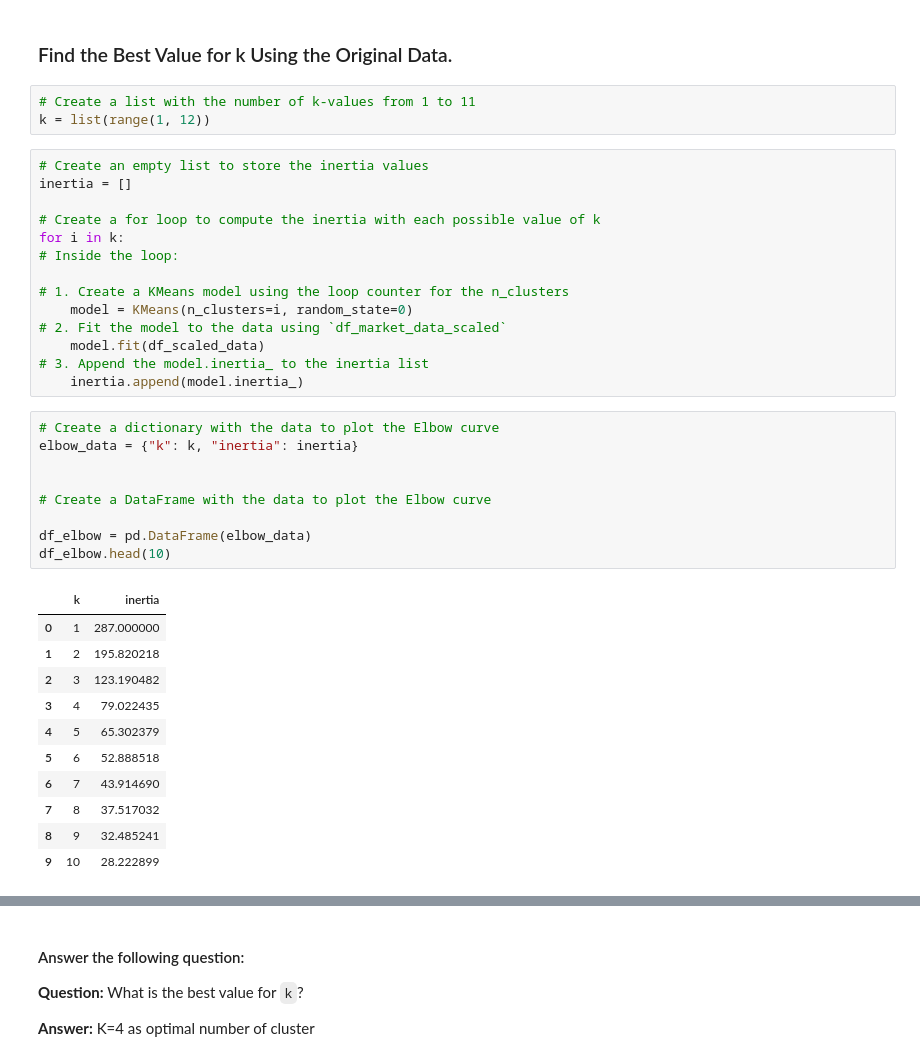
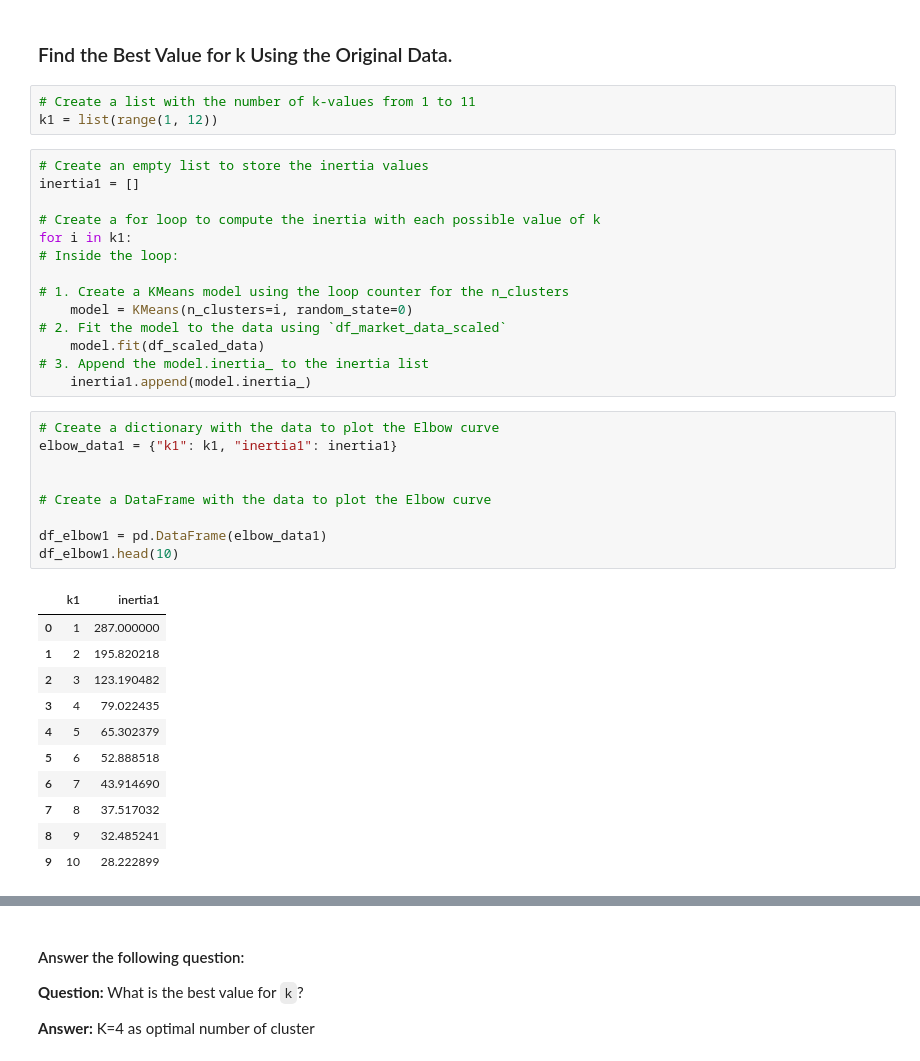
Before and after one commit to xc1614/CryptoClustering, a Jupyter notebook: Crypto_Clustering.ipynb, the cells around one changed output, grey strips where cells are left out. Cells and saved outputs as stored; diff of their text form.

```diff
--- a/Crypto_Clustering.ipynb
+++ b/Crypto_Clustering.ipynb
@@ -90,13 +90,13 @@ df_scaled_data.head(10)
 ### Find the Best Value for k Using the Original Data.
 # %%
 # Create a list with the number of k-values from 1 to 11
-k = list(range(1, 12))
+k1 = list(range(1, 12))
 # %%
 # Create an empty list to store the inertia values
-inertia = []
+inertia1 = []
 
 # Create a for loop to compute the inertia with each possible value of k
-for i in k:
+for i in k1:
 # Inside the loop:
 
 # 1. Create a KMeans model using the loop counter for the n_clusters
@@ -104,18 +104,18 @@ for i in k:
 # 2. Fit the model to the data using `df_market_data_scaled`
     model.fit(df_scaled_data)
 # 3. Append the model.inertia_ to the inertia list
-    inertia.append(model.inertia_)
+    inertia1.append(model.inertia_)
 # %%
 # Create a dictionary with the data to plot the Elbow curve
-elbow_data = {"k": k, "inertia": inertia}
+elbow_data1 = {"k1": k1, "inertia1": inertia1}
 
 
 # Create a DataFrame with the data to plot the Elbow curve
 
-df_elbow = pd.DataFrame(elbow_data)
-df_elbow.head(10)
+df_elbow1 = pd.DataFrame(elbow_data1)
+df_elbow1.head(10)
 # %% [output]
-|  | k | inertia |
+|  | k1 | inertia1 |
 | 0 | 1 | 287.000000 |
 | 1 | 2 | 195.820218 |
 | 2 | 3 | 123.190482 |
```
Also changed, not shown: parts of 19 cells of this notebook, 1 other file.
